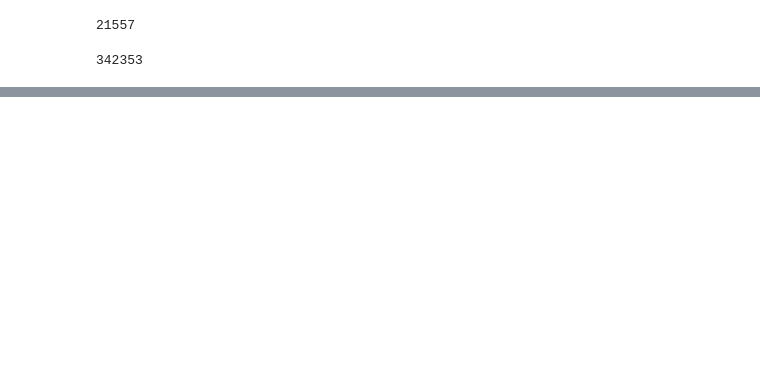
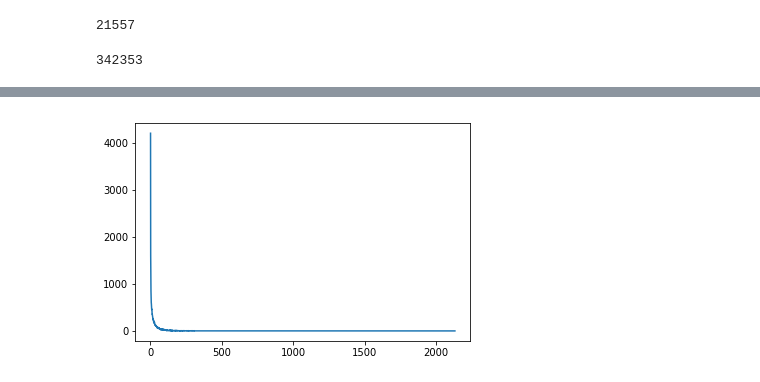
Before and after one commit to sales-lab/network-theory, a Jupyter notebook: index.ipynb, the cells around one changed output, grey strips where cells are left out. Cells and saved outputs as stored; diff of their text form; code cells hidden in the pictures; blank space fills up the shorter version.

Commit message:
Degree Distribution and Clustering Coefficient

```diff
--- a/index.ipynb
+++ b/index.ipynb
@@ -90,0 +114,2 @@ g.GetEdges()
+# %%
+ppi_distrib = [(p.GetVal1(), p.GetVal2()) for p in g.GetDegCnt()]
@@ -90,0 +135,7 @@ g.GetEdges()
+# %%
+xs = [p[0] for p in ppi_distrib]
+ys = [p[1] for p in ppi_distrib]
+plt.plot(xs, ys)
+plt.show()
+# %% [output]
+[figure, added]
```
Also changed, not shown: parts of 33 cells of this notebook, 2 other files.
